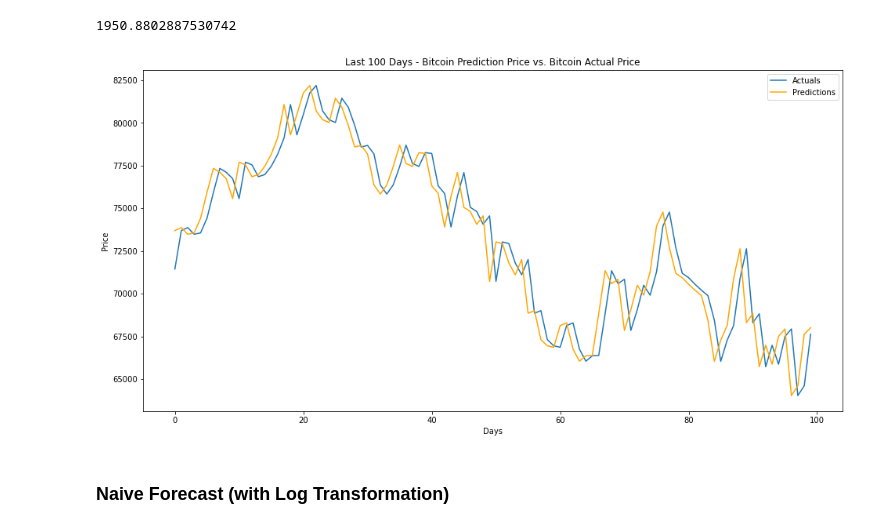
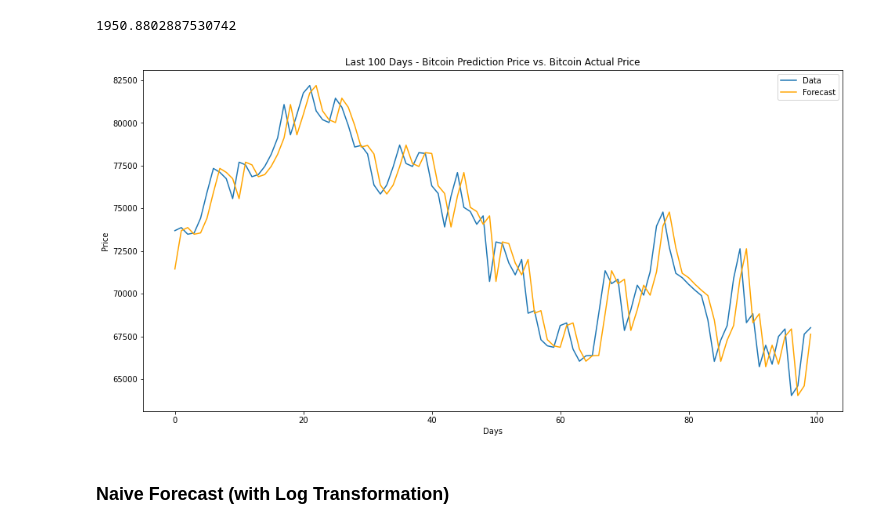
Before and after one commit to keithotuomagie/bitcoin_ts, a Jupyter notebook: notebook.ipynb, the cells around one changed output. Cells and saved outputs as stored; diff of their text form; code cells hidden in the pictures.

Commit message:
Modeling | Naive Forecast

```diff
--- a/notebook.ipynb
+++ b/notebook.ipynb
@@ -391,20 +391,21 @@ print(rmse_naive)
 # %%
 # Plotting the predictions, or 'X_test_naive', against the actual results, or 'y_test_naive'
 
 # Examining a plot of the last 100 observations
 
 plt.figure(figsize=(16,8)) # Width, Height in Inches
 
-plt.plot(y_test_naive[-100:], label='Actuals') # Can also use 'y_test_naive[260:360]' to examine the last 100 observations
-plt.plot(X_test_naive[-100:], color='orange', label='Predictions') # Can also use 'X_test_naive[260:360]' to examine the last 100 observations
+plt.plot(X_test_naive[-100:], label='Data') # Can also use 'X_test_naive[260:360]' to examine the last 100 observations
+plt.plot(y_test_naive[-100:], label='Forecast', color='orange') # Can also use 'y_test_naive[260:360]' to examine the last 100 observations
+
 
 plt.title("Last 100 Days - Bitcoin Prediction Price vs. Bitcoin Actual Price")
 plt.xlabel("Days")
 plt.ylabel("Price")
 plt.legend()
 plt.show()
 # %% [output]
-[figure, old version]
+[figure, new version]
 # %% [markdown]
 ### Naive Forecast (with Log Transformation) ###
 # %%
```
Also changed, not shown: parts of 5 cells of this notebook.
